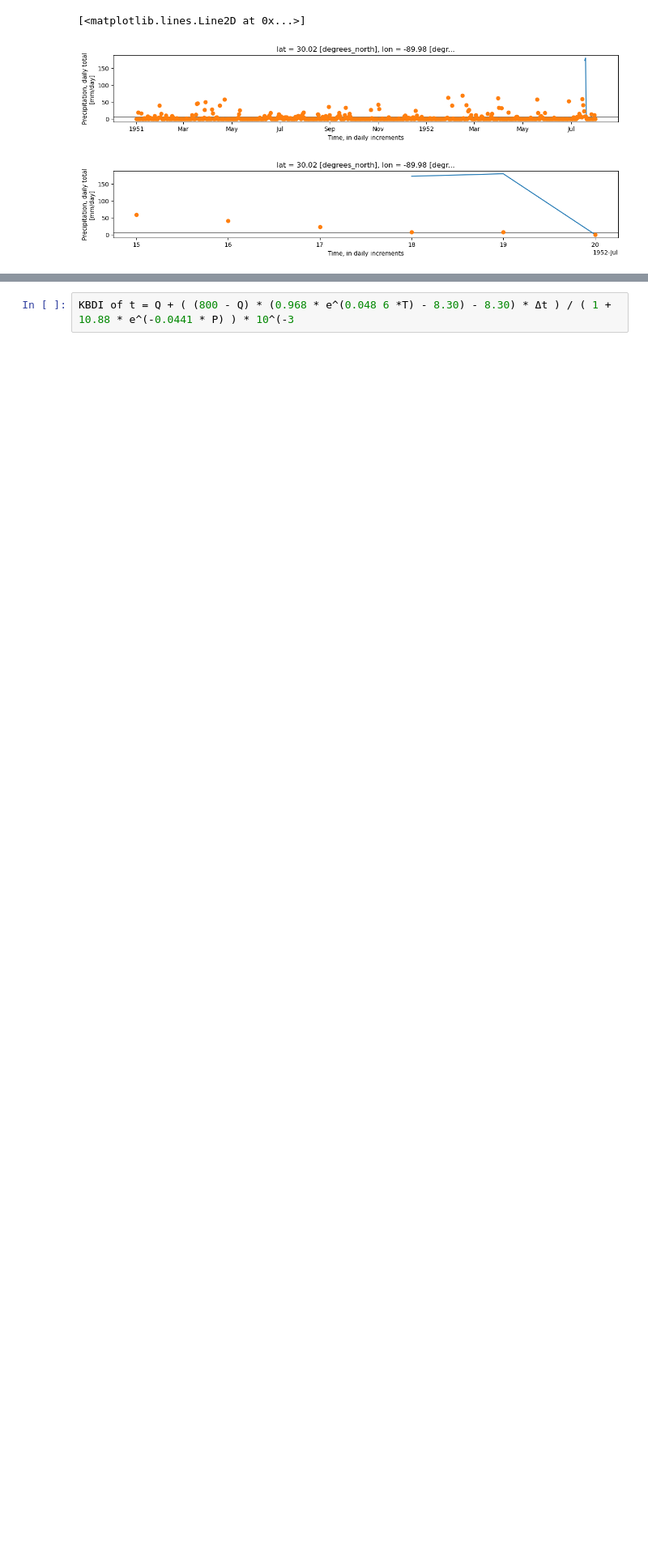
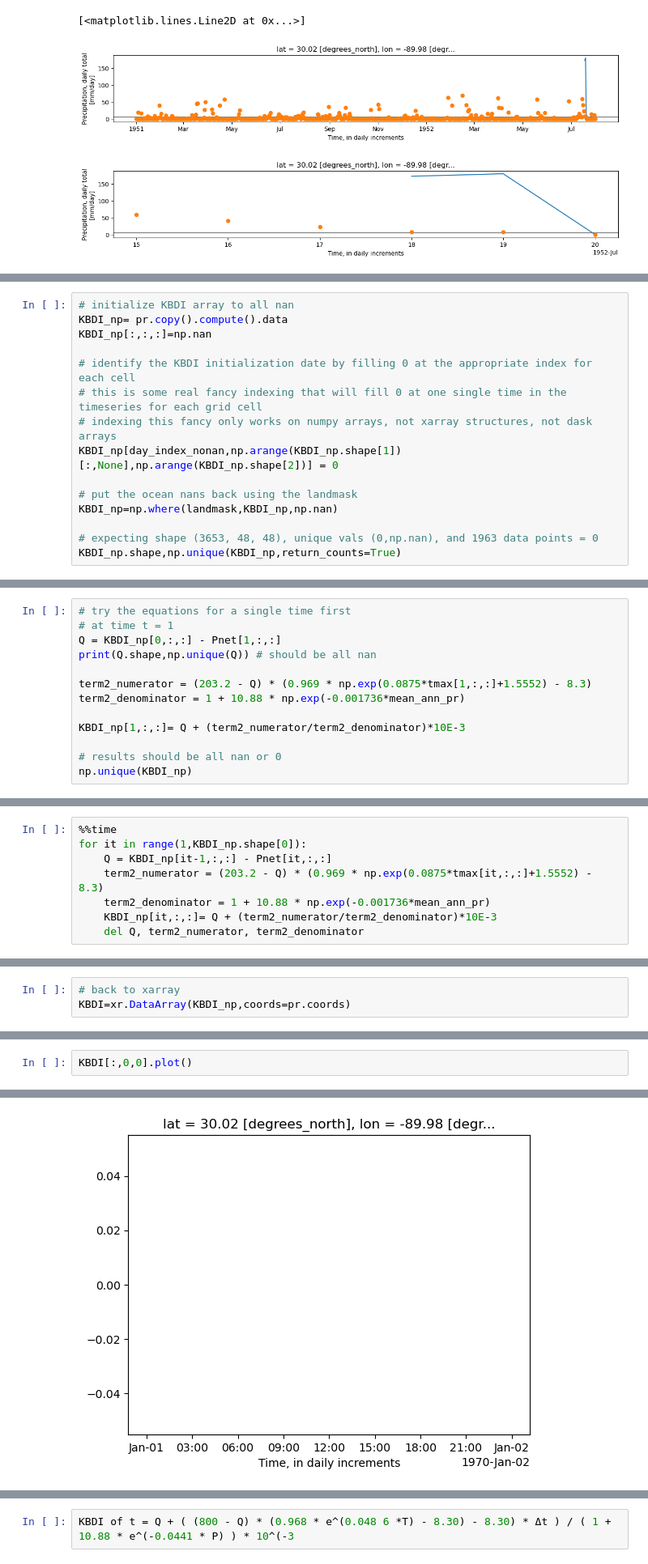
Before and after one commit to kerriegeil/NERR_fire, a Jupyter notebook: 02_analysis/explore_calc_KBDI.ipynb, the cells around one changed output, grey strips where cells are left out. Shown at 81% size. Drawn from its saved outputs; the diff is of its cells as text; blank space fills up the shorter version.

Commit message:
progress through KBDI, but still all nan

```diff
--- a/02_analysis/explore_calc_KBDI.ipynb
+++ b/02_analysis/explore_calc_KBDI.ipynb
@@ -695,0 +763,15 @@ $KBDI_{t-1}$ is intialized to 0 everywhere at whatever time meets the wet condit
+# %%
+# initialize KBDI array to all nan
+KBDI_np= pr.copy().compute().data
+KBDI_np[:,:,:]=np.nan
+
+# identify the KBDI initialization date by filling 0 at the appropriate index for each cell
+# this is some real fancy indexing that will fill 0 at one single time in the timeseries for each grid cell
+# indexing this fancy only works on numpy arrays, not xarray structures, not dask arrays
+KBDI_np[day_index_nonan,np.arange(KBDI_np.shape[1])[:,None],np.arange(KBDI_np.shape[2])] = 0
+
+# put the ocean nans back using the landmask
+KBDI_np=np.where(landmask,KBDI_np,np.nan)
+
+# expecting shape (3653, 48, 48), unique vals (0,np.nan), and 1963 data points = 0
+KBDI_np.shape,np.unique(KBDI_np,return_counts=True)
@@ -695,0 +782,13 @@ $KBDI_{t-1}$ is intialized to 0 everywhere at whatever time meets the wet condit
+# %%
+# try the equations for a single time first
+# at time t = 1
+Q = KBDI_np[0,:,:] - Pnet[1,:,:]
+print(Q.shape,np.unique(Q)) # should be all nan
+
+term2_numerator = (203.2 - Q) * (0.969 * np.exp(0.0875*tmax[1,:,:]+1.5552) - 8.3)
+term2_denominator = 1 + 10.88 * np.exp(-0.001736*mean_ann_pr)
+
+KBDI_np[1,:,:]= Q + (term2_numerator/term2_denominator)*10E-3
+
+# results should be all nan or 0
+np.unique(KBDI_np)
@@ -695,0 +798,8 @@ $KBDI_{t-1}$ is intialized to 0 everywhere at whatever time meets the wet condit
+# %%
+%%time
+for it in range(1,KBDI_np.shape[0]):
+    Q = KBDI_np[it-1,:,:] - Pnet[it,:,:]
+    term2_numerator = (203.2 - Q) * (0.969 * np.exp(0.0875*tmax[it,:,:]+1.5552) - 8.3)
+    term2_denominator = 1 + 10.88 * np.exp(-0.001736*mean_ann_pr)
+    KBDI_np[it,:,:]= Q + (term2_numerator/term2_denominator)*10E-3
+    del Q, term2_numerator, term2_denominator
@@ -695,0 +809,3 @@ $KBDI_{t-1}$ is intialized to 0 everywhere at whatever time meets the wet condit
+# %%
+# back to xarray
+KBDI=xr.DataArray(KBDI_np,coords=pr.coords)
@@ -695,0 +816,3 @@ $KBDI_{t-1}$ is intialized to 0 everywhere at whatever time meets the wet condit
+# %%
+KBDI[:,0,0].plot()
+# %% [output]
@@ -696,3 +820,4 @@ $KBDI_{t-1}$ is intialized to 0 everywhere at whatever time meets the wet condit
+[figure, added]
 # %%
 time_indices = np.random.randint(0, 10, (5, 5))
 time_indices
```
Also changed, not shown: parts of 31 cells of this notebook.
